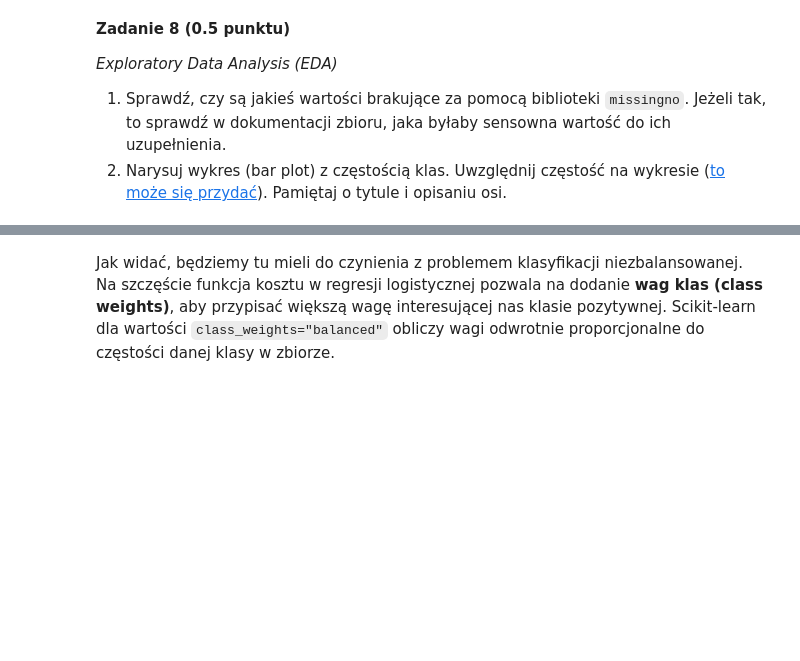
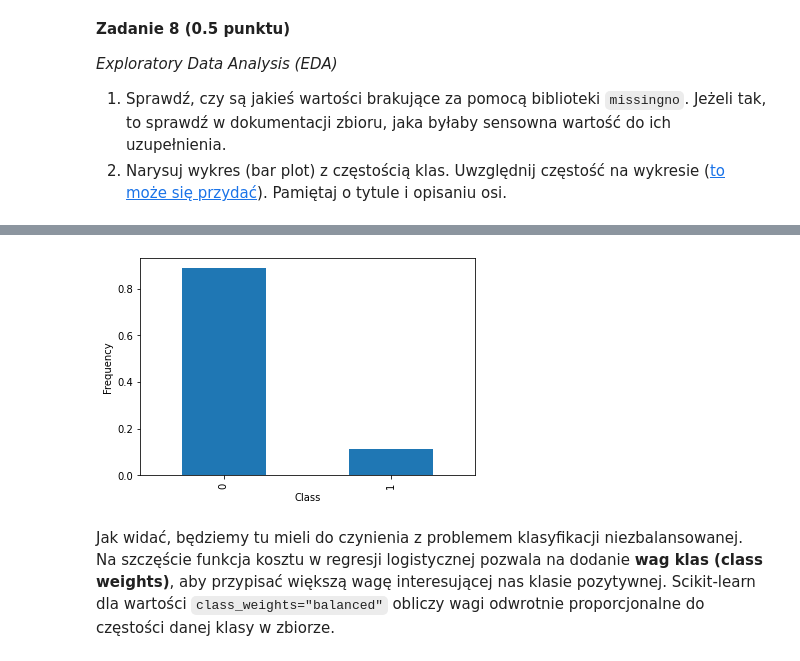
Before and after one commit to IwoSzczepaniak/AICourse, a Jupyter notebook: lab1/lab_1.ipynb, the cells around one changed output, grey strips where cells are left out. Cells and saved outputs as stored; diff of their text form; code cells hidden in the pictures; blank space fills up the shorter version.

```diff
--- a/lab1/lab_1.ipynb
+++ b/lab1/lab_1.ipynb
@@ -1065,3 +1143,10 @@ y_mapping = {
+# %%
+ax = y.value_counts(normalize=True).plot.bar()
+ax.set_xlabel('Class')
+ax.set_ylabel('Frequency')
+plt.show()
+# %% [output]
+[figure, added]
 # %% [markdown]
 Jak widać, będziemy tu mieli do czynienia z problemem klasyfikacji niezbalansowanej. Na szczęście funkcja kosztu w regresji logistycznej pozwala na dodanie **wag klas (class weights)**, aby przypisać większą wagę interesującej nas klasie pozytywnej. Scikit-learn dla wartości `class_weights="balanced"` obliczy wagi odwrotnie proporcjonalne do częstości danej klasy w zbiorze.
 # %% [markdown]
```
Also changed, not shown: parts of 19 cells of this notebook.
